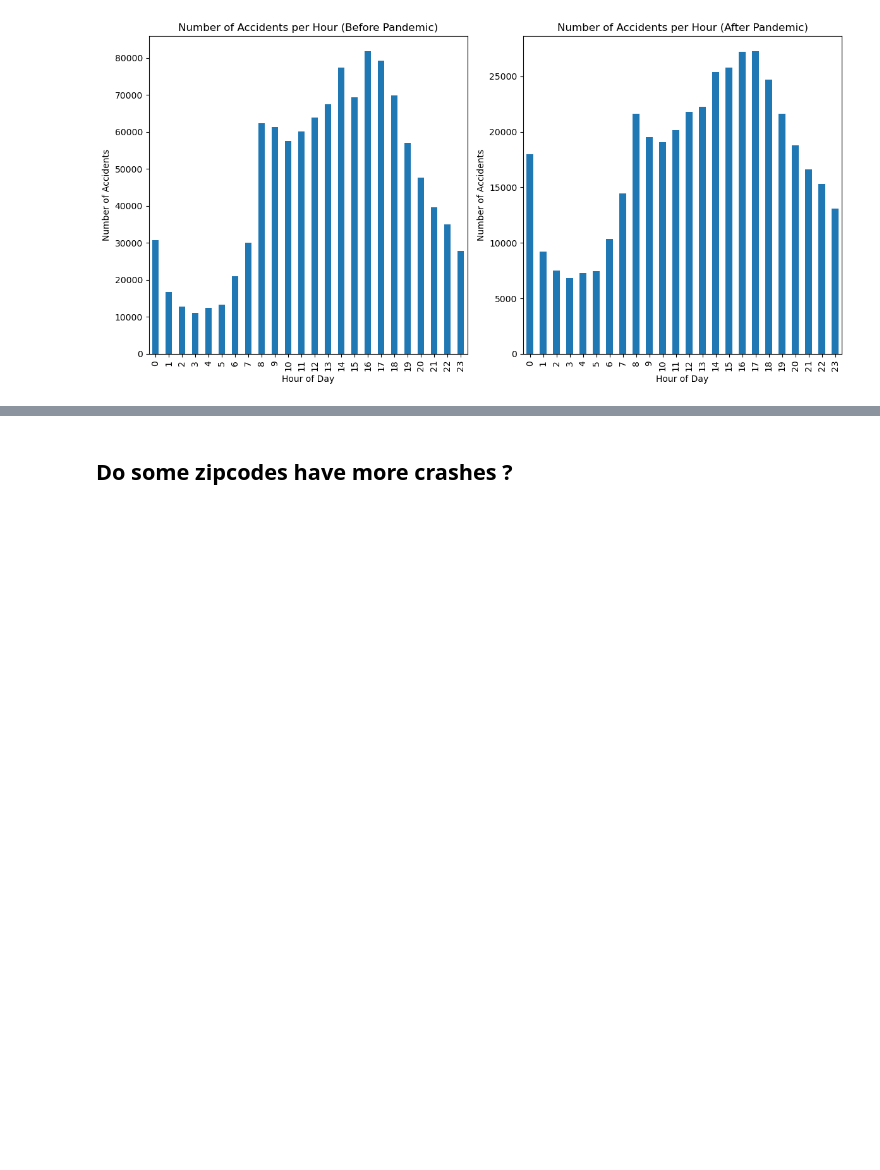
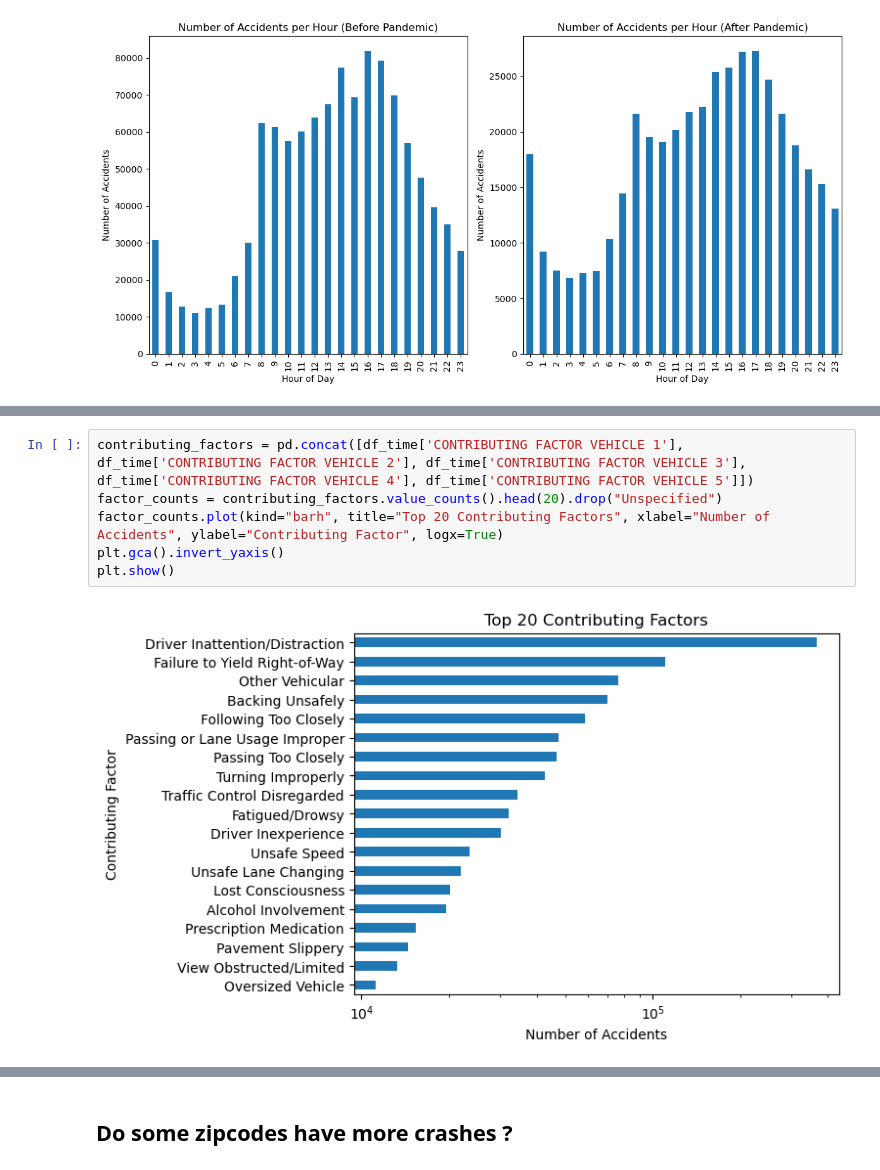
Before and after one commit to bonluc/02806_social_data_analysis_project, a Jupyter notebook: data_analysis.ipynb, the cells around one changed output, grey strips where cells are left out. Cells and saved outputs as stored; diff of their text form; blank space fills up the shorter version.

```diff
--- a/data_analysis.ipynb
+++ b/data_analysis.ipynb
@@ -296,0 +334,8 @@ plt.show()
+# %%
+contributing_factors = pd.concat([df_time['CONTRIBUTING FACTOR VEHICLE 1'], df_time['CONTRIBUTING FACTOR VEHICLE 2'], df_time['CONTRIBUTING FACTOR VEHICLE 3'], df_time['CONTRIBUTING FACTOR VEHICLE 4'], df_time['CONTRIBUTING FACTOR VEHICLE 5']])
+factor_counts = contributing_factors.value_counts().head(20).drop("Unspecified")
+factor_counts.plot(kind="barh", title="Top 20 Contributing Factors", xlabel="Number of Accidents", ylabel="Contributing Factor", logx=True)
+plt.gca().invert_yaxis()
+plt.show()
+# %% [output]
+[figure, added]
```
Also changed, not shown: parts of 9 cells of this notebook.
